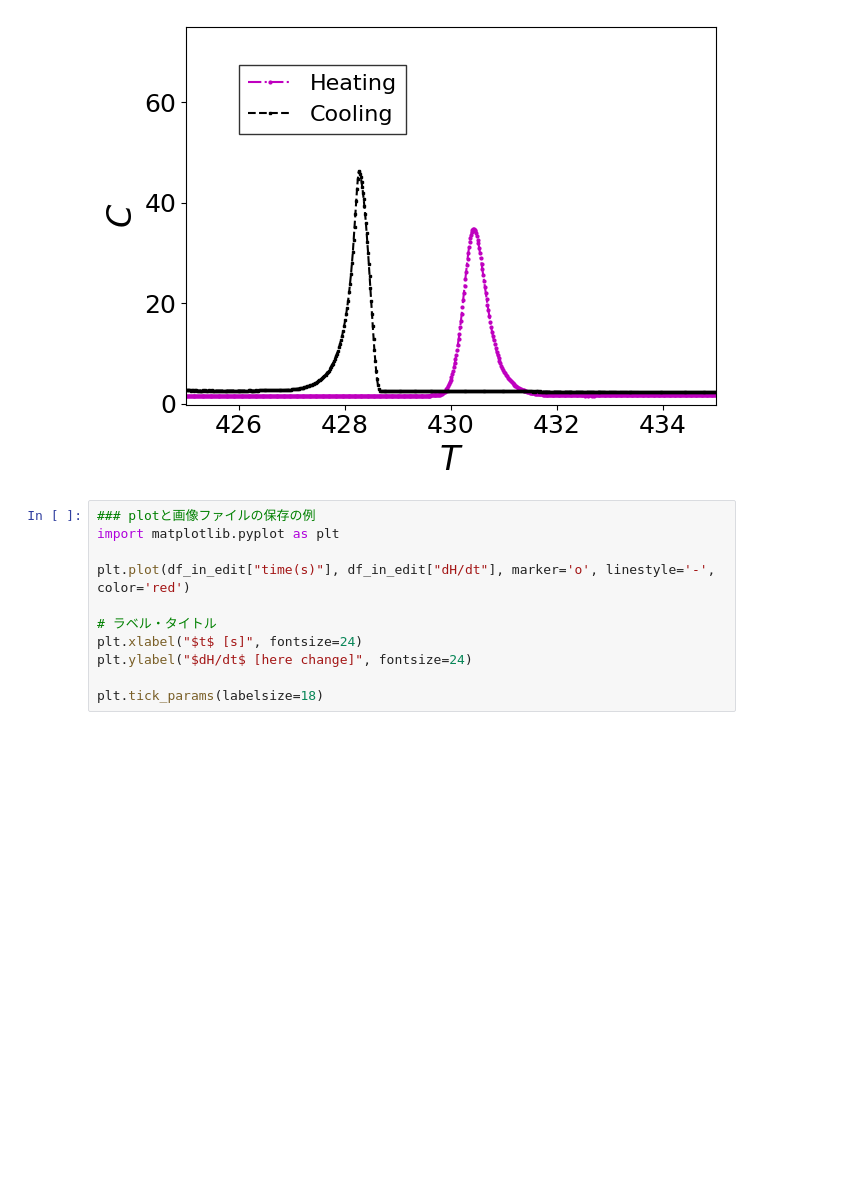
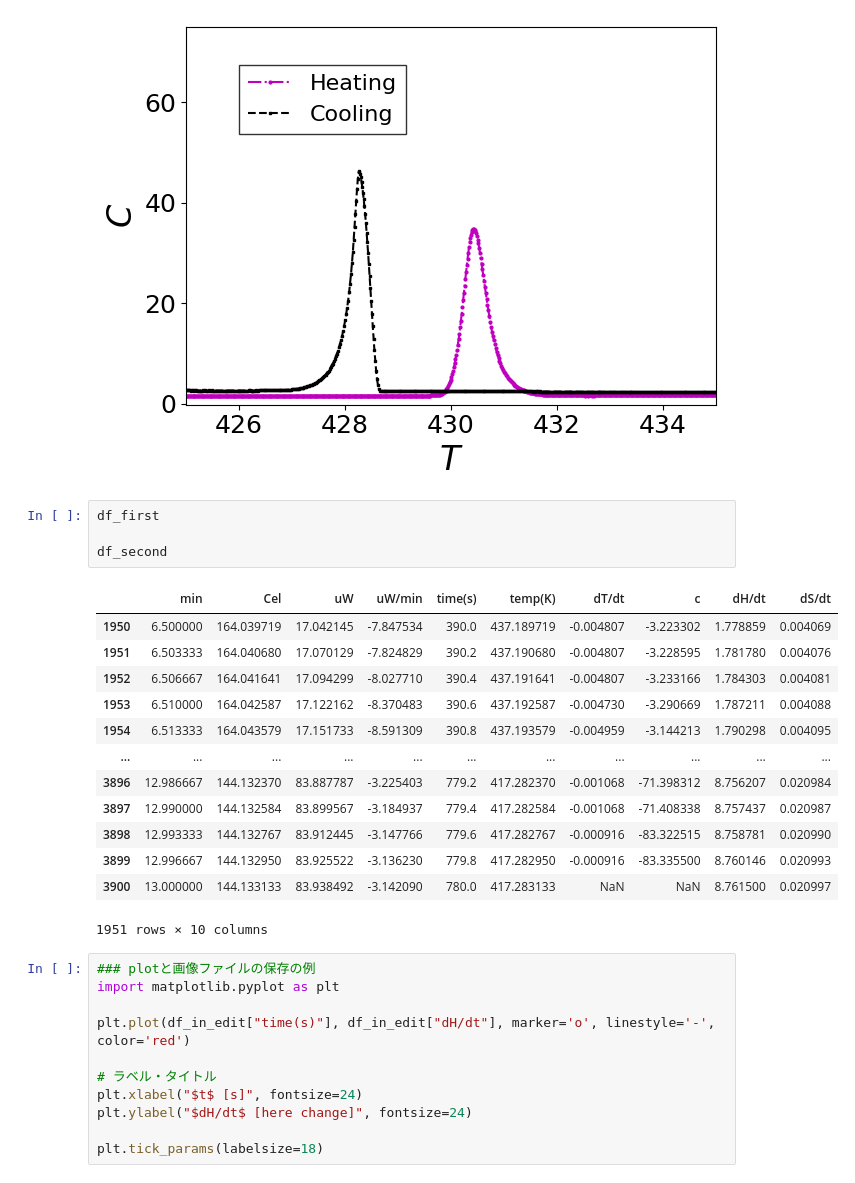
Before and after one commit to qyoshii/3AP_DSC, a Jupyter notebook: 3AP_06_colab.ipynb, the cells around one changed output. Drawn from its saved outputs; the diff is of its cells as text; blank space fills up the shorter version.

```diff
--- a/3AP_06_colab.ipynb
+++ b/3AP_06_colab.ipynb
@@ -174,6 +177,24 @@ plt.tight_layout()
 plt.show()
 # %% [output]
 [figure]
+# %%
+df_first
+
+df_second
+# %% [output]
+|  | min | Cel | uW | uW/min | time(s) | temp(K) | dT/dt | c | dH/dt | dS/dt |
+| 1950 | 6.500000 | 164.039719 | 17.042145 | -7.847534 | 390.0 | 437.189719 | -0.004807 | -3.223302 | 1.778859 | 0.004069 |
+| 1951 | 6.503333 | 164.040680 | 17.070129 | -7.824829 | 390.2 | 437.190680 | -0.004807 | -3.228595 | 1.781780 | 0.004076 |
+| 1952 | 6.506667 | 164.041641 | 17.094299 | -8.027710 | 390.4 | 437.191641 | -0.004807 | -3.233166 | 1.784303 | 0.004081 |
+| 1953 | 6.510000 | 164.042587 | 17.122162 | -8.370483 | 390.6 | 437.192587 | -0.004730 | -3.290669 | 1.787211 | 0.004088 |
+| 1954 | 6.513333 | 164.043579 | 17.151733 | -8.591309 | 390.8 | 437.193579 | -0.004959 | -3.144213 | 1.790298 | 0.004095 |
+| ... | ... | ... | ... | ... | ... | ... | ... | ... | ... | ... |
+| 3896 | 12.986667 | 144.132370 | 83.887787 | -3.225403 | 779.2 | 417.282370 | -0.001068 | -71.398312 | 8.756207 | 0.020984 |
+| 3897 | 12.990000 | 144.132584 | 83.899567 | -3.184937 | 779.4 | 417.282584 | -0.001068 | -71.408338 | 8.757437 | 0.020987 |
+| 3898 | 12.993333 | 144.132767 | 83.912445 | -3.147766 | 779.6 | 417.282767 | -0.000916 | -83.322515 | 8.758781 | 0.020990 |
+| 3899 | 12.996667 | 144.132950 | 83.925522 | -3.136230 | 779.8 | 417.282950 | -0.000916 | -83.335500 | 8.760146 | 0.020993 |
+| 3900 | 13.000000 | 144.133133 | 83.938492 | -3.142090 | 780.0 | 417.283133 | NaN | NaN | 8.761500 | 0.020997 |
+1951 rows × 10 columns
 # %%
 ### plotと画像ファイルの保存の例
 import matplotlib.pyplot as plt
```
Also changed, not shown: parts of 20 cells of this notebook.
